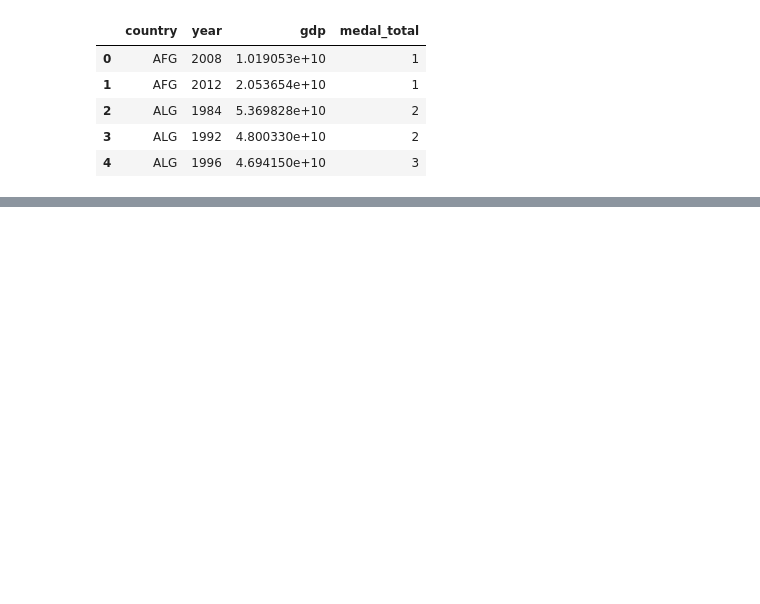
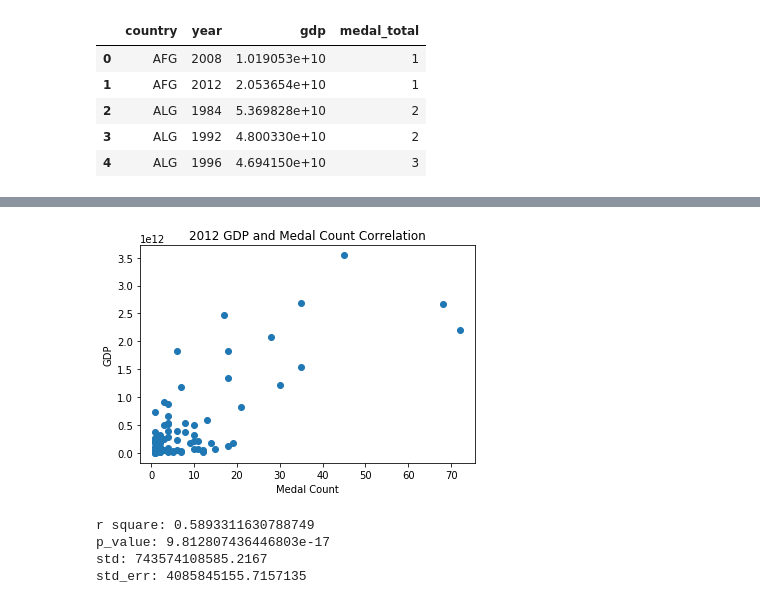
Before and after one commit to julia-claira/Olympic-Country-GDP, a Jupyter notebook: correlation.ipynb, the cells around one changed output, grey strips where cells are left out. Drawn from its saved outputs; the diff is of its cells as text; code cells hidden in the pictures; blank space fills up the shorter version.

```diff
--- a/correlation.ipynb
+++ b/correlation.ipynb
@@ -29,0 +54,25 @@ medal_count_df.head()
+# %%
+medal_count_df_2012_std=medal_count_df_2012.loc[medal_count_df_2012['z_score']<=2]
+# %%
+#re-examine data with outliers removed outside of two standard deviations
+x=medal_count_df_2012_std['medal_total']
+y=medal_count_df_2012_std['gdp']
+plt.scatter(x,y)
+plt.title('2012 GDP and Medal Count Correlation')
+plt.xlabel('Medal Count')
+plt.ylabel('GDP')
+plt.show()
+# %% [output]
+[figure, added]
+# %%
+#finde linregress
+slope, intercept, r_value, p_value, std_err = linregress(x, y)
+print(f'r square: {r_value*r_value}')
+print(f'p_value: {p_value}')
+print(f'std: {medal_count_df_2012_std["gdp"].std()}')
+print(f'std_err: {std_err}')
+# %% [output]
+r square: 0.5893311630788749
+p_value: 9.812807436446803e-17
+std: 743574108585.2167
+std_err: 4085845155.7157135
```
Also changed, not shown: parts of 4 cells of this notebook, 1 other file.
